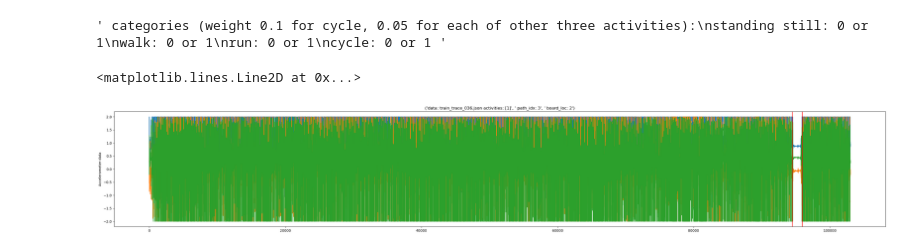
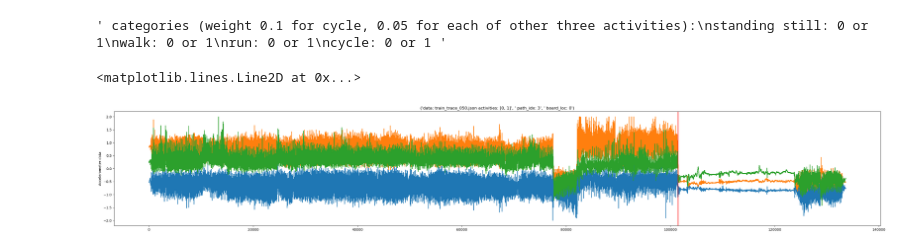
Before and after one commit to zcsun52/Mobile_Health_Exercise, a Jupyter notebook: mobile-health-2023-step-count/add_activity_label.ipynb, the cells around one changed output. Saved outputs shown, nothing was run; the diff lists cells and outputs as text; code cells hidden in the pictures.

```diff
--- a/mobile-health-2023-step-count/add_activity_label.ipynb
+++ b/mobile-health-2023-step-count/add_activity_label.ipynb
@@ -36,40 +36,40 @@ data_win_counts = np.load(dir_loaded + 'train_data_count.npy')
 activity_labels = np.load(dir_loaded + 'train_activity_label.npy')
 filenames.sort()
 # %%
-file_id = 35
+file_id = 49
 filename = filenames[file_id]
 trace = Recording(filename, no_labels=False, mute=True)
 data_win_count = data_win_counts[file_id]
 sampling_rate = 200
 std_win = 3 #s
 window_size = round(std_win*sampling_rate)
 
 # plot
 title = "data: " + filename.split('\\')[-1] + " activities: " + str(trace.labels['activities']), " path_idx: " + str(trace.labels['path_idx']), " board_loc: " + str(trace.labels['board_loc'])
 
 fig, ax = plt.subplots(1, 1, figsize=(40, 6), sharex=True)
 ax.set_title(title)
 ax.plot(trace.data['ax'].values)
 ax.plot(trace.data['ay'].values)
 ax.plot(trace.data['az'].values)
 ax.set_ylabel('Accelerometer data')
-ax.axvline(94500, color = 'r')
-ax.axvline(96000, color = 'r')
+ax.axvline(101500, color = 'r')
+
 
 
 # ax[0].set_title(title)
 # ax[0].plot(trace.data['ax'].values)
 # ax[0].plot(trace.data['ay'].values)
 # ax[0].plot(trace.data['az'].values)
 # ax[0].set_ylabel('Accelerometer data')
 # ax[0].axvline(105900, color = 'r')
 # ax[0].axvline(113900, color = 'r')
 # ax[1].plot(trace.data['gx'].values)
 # ax[1].plot(trace.data['gy'].values)
 # ax[1].plot(trace.data['gz'].values)
 # ax[1].axvline(105900, color = 'r')
 # ax[1].axvline(113900, color = 'r')
 # ax[1].set_ylabel('Gero data')
 # %% [output]
 <matplotlib.lines.Line2D at 0x...>
-[figure, old version]
+[figure, new version]
```
Also changed, not shown: parts of 3 cells of this notebook, 6 other files.
